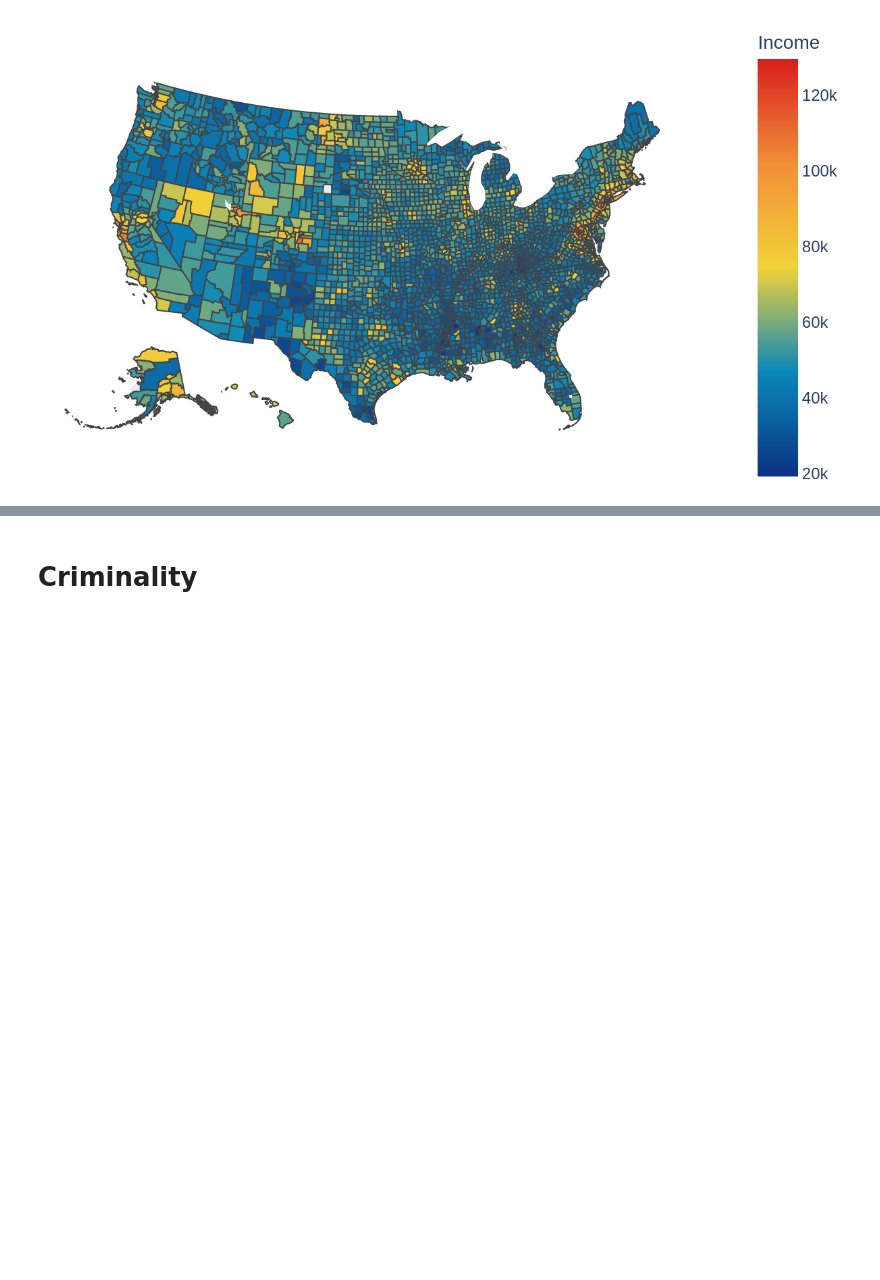
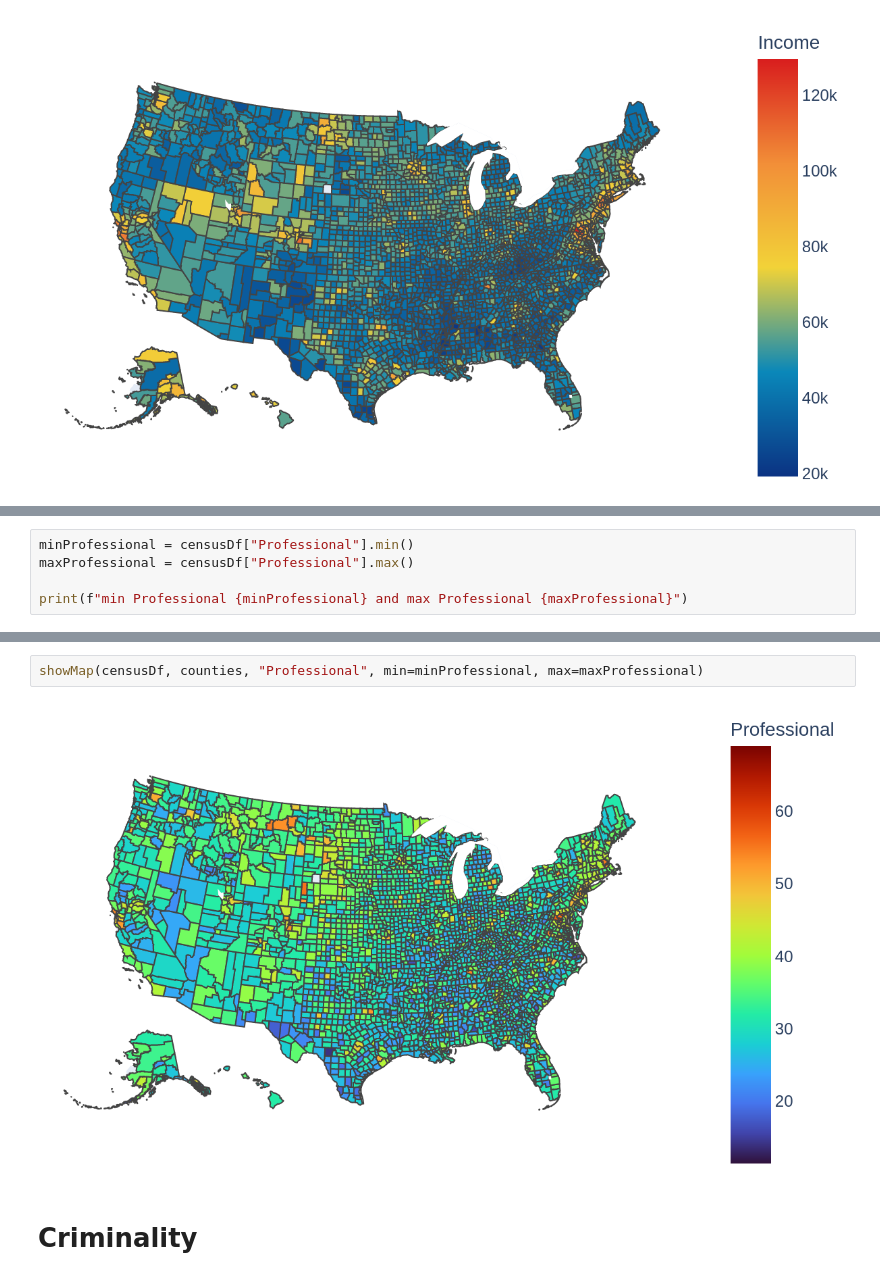
Before and after one commit to comanitza/machine-learning, a Jupyter notebook: notebooks/american-usa-statistics-visualized-on-maps.ipynb, the cells around one changed output, grey strips where cells are left out. Saved outputs shown, nothing was run; the diff lists cells and outputs as text; blank space fills up the shorter version.

```diff
--- a/notebooks/american-usa-statistics-visualized-on-maps.ipynb
+++ b/notebooks/american-usa-statistics-visualized-on-maps.ipynb
@@ -268,0 +270,5 @@ showMap(censusDf, counties, "Income", min=minIncome, max=maxIncome, colorscheme=
+# %%
+minProfessional = censusDf["Professional"].min()
+maxProfessional = censusDf["Professional"].max()
+
+print(f"min Professional {minProfessional} and max Professional {maxProfessional}")
@@ -269,3 +283,7 @@ showMap(censusDf, counties, "Income", min=minIncome, max=maxIncome, colorscheme=
+# %%
+showMap(censusDf, counties, "Professional", min=minProfessional, max=maxProfessional)
+# %% [output]
+[figure, added]
 # %% [markdown]
 # Criminality
 # %%
```
Also changed, not shown: parts of 5 cells of this notebook.
